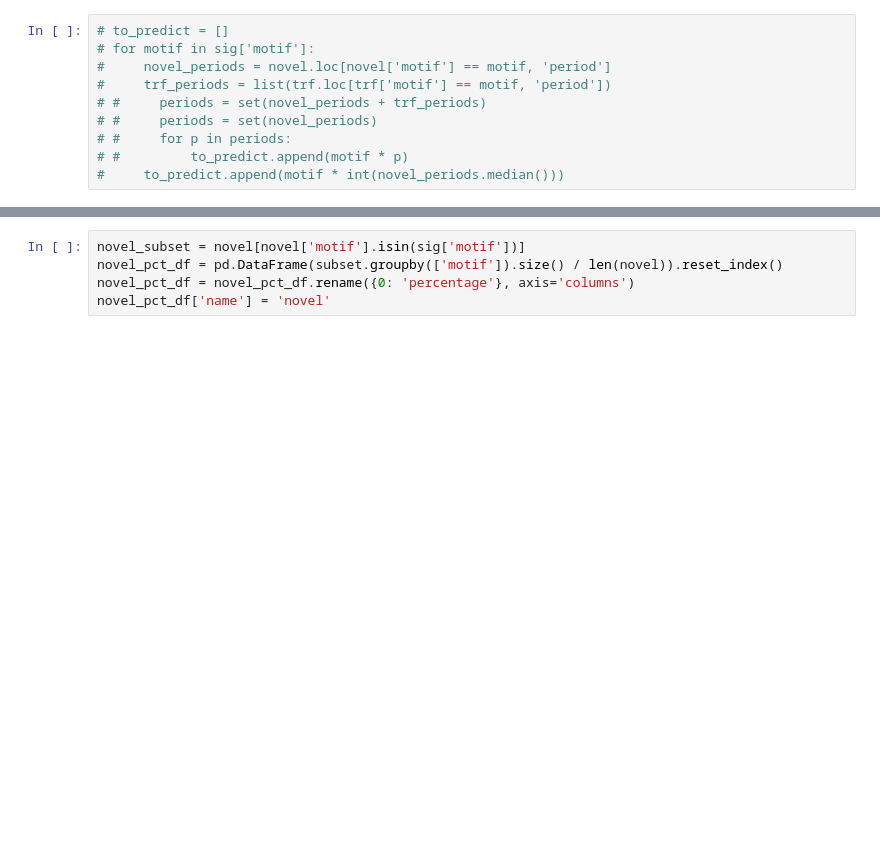
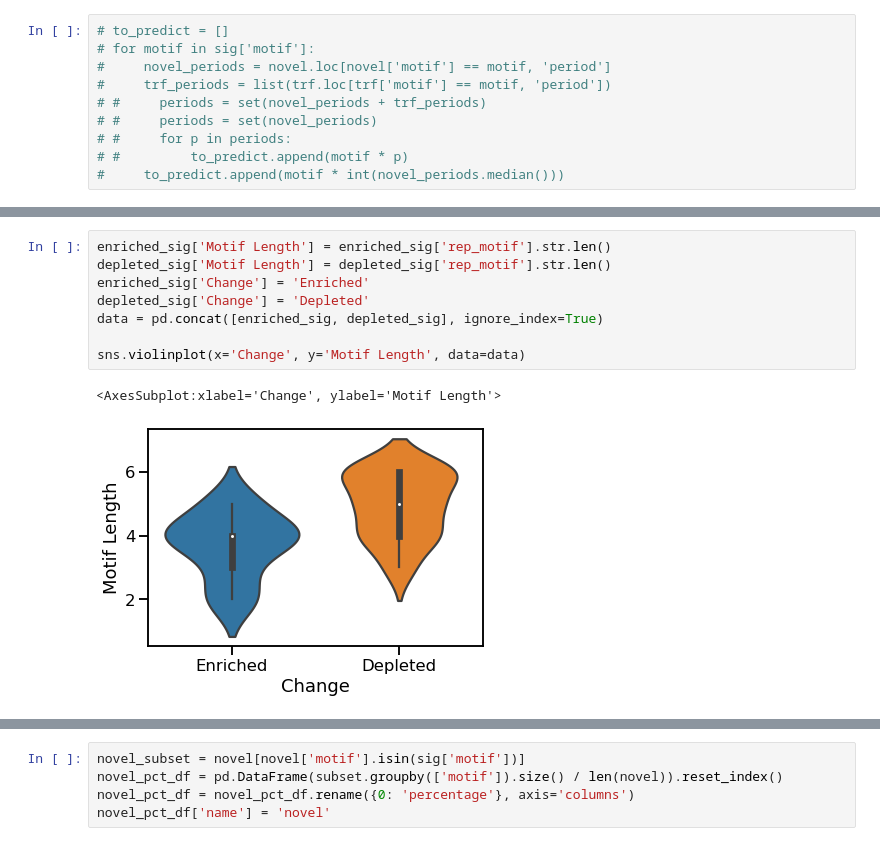
Before and after one commit to rashidalabri/active-strs-analysis, a Jupyter notebook: workflow/notebooks/motif_enrichment.ipynb, the cells around one changed output, grey strips where cells are left out. Cells and saved outputs as stored; diff of their text form; blank space fills up the shorter version.

```diff
--- a/workflow/notebooks/motif_enrichment.ipynb
+++ b/workflow/notebooks/motif_enrichment.ipynb
@@ -169,3 +260,14 @@ Text(0, 0.5, 'Enrichement')
+# %%
+enriched_sig['Motif Length'] = enriched_sig['rep_motif'].str.len()
+depleted_sig['Motif Length'] = depleted_sig['rep_motif'].str.len()
+enriched_sig['Change'] = 'Enriched'
+depleted_sig['Change'] = 'Depleted'
+data = pd.concat([enriched_sig, depleted_sig], ignore_index=True)
+
+sns.violinplot(x='Change', y='Motif Length', data=data)
+# %% [output]
+<AxesSubplot:xlabel='Change', ylabel='Motif Length'>
+[figure, added]
 # %%
 subset = catalogs[catalogs['motif'].isin(sig['motif'])]
 pd.DataFrame(subset.groupby(['motif', 'name']).size()).reset_index()
```
Also changed, not shown: parts of 25 cells of this notebook, 25 other files.
